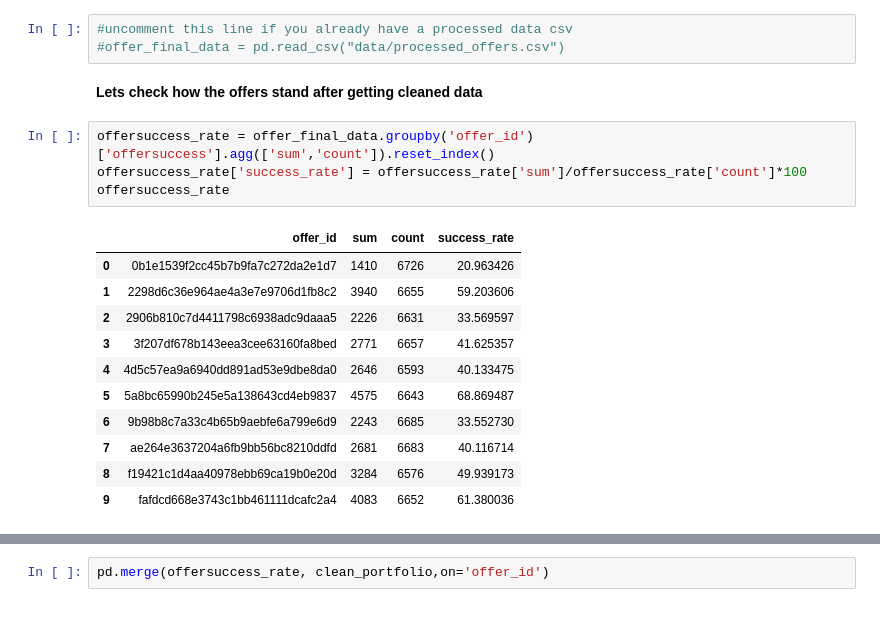
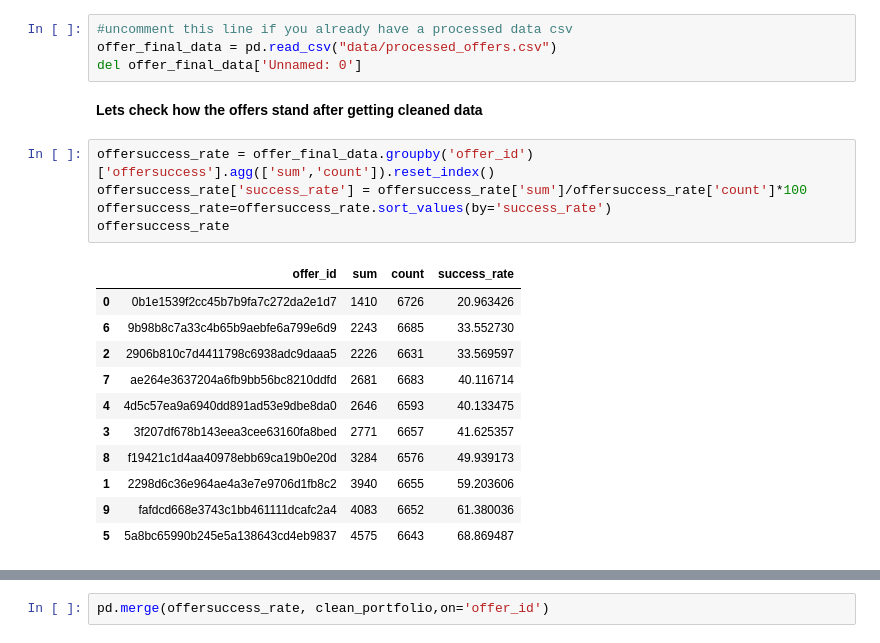
Before and after one commit to addu1/DS_NANO, a Jupyter notebook: starbuckcapstone/Starbucks_Capstone_notebook.ipynb, the cells around one changed output, grey strips where cells are left out. Saved outputs shown, nothing was run; the diff lists cells and outputs as text.

```diff
--- a/starbuckcapstone/Starbucks_Capstone_notebook.ipynb
+++ b/starbuckcapstone/Starbucks_Capstone_notebook.ipynb
@@ -458,22 +460,24 @@ def clean_offer_data(customers,
 offer_final_data = clean_offer_data(customers, transcript, clean_portfolio, clean_profile)
 # %%
 #uncomment this line if you already have a processed data csv
-#offer_final_data = pd.read_csv("data/processed_offers.csv")
+offer_final_data = pd.read_csv("data/processed_offers.csv")
+del offer_final_data['Unnamed: 0']
 # %% [markdown]
 **Lets check how the offers stand after getting cleaned data**
 # %%
 offersuccess_rate = offer_final_data.groupby('offer_id')['offersuccess'].agg(['sum','count']).reset_index()
 offersuccess_rate['success_rate'] = offersuccess_rate['sum']/offersuccess_rate['count']*100
+offersuccess_rate=offersuccess_rate.sort_values(by='success_rate')
 offersuccess_rate
 # %% [output]
 |  | offer_id | sum | count | success_rate |
 | 0 | 0b1e1539f2cc45b7b9fa7c272da2e1d7 | 1410 | 6726 | 20.963426 |
+| 6 | 9b98b8c7a33c4b65b9aebfe6a799e6d9 | 2243 | 6685 | 33.552730 |
+| 2 | 2906b810c7d4411798c6938adc9daaa5 | 2226 | 6631 | 33.569597 |
+| 7 | ae264e3637204a6fb9bb56bc8210ddfd | 2681 | 6683 | 40.116714 |
+| 4 | 4d5c57ea9a6940dd891ad53e9dbe8da0 | 2646 | 6593 | 40.133475 |
+| 3 | 3f207df678b143eea3cee63160fa8bed | 2771 | 6657 | 41.625357 |
+| 8 | f19421c1d4aa40978ebb69ca19b0e20d | 3284 | 6576 | 49.939173 |
 | 1 | 2298d6c36e964ae4a3e7e9706d1fb8c2 | 3940 | 6655 | 59.203606 |
-| 2 | 2906b810c7d4411798c6938adc9daaa5 | 2226 | 6631 | 33.569597 |
-| 3 | 3f207df678b143eea3cee63160fa8bed | 2771 | 6657 | 41.625357 |
-| 4 | 4d5c57ea9a6940dd891ad53e9dbe8da0 | 2646 | 6593 | 40.133475 |
+| 9 | fafdcd668e3743c1bb461111dcafc2a4 | 4083 | 6652 | 61.380036 |
 | 5 | 5a8bc65990b245e5a138643cd4eb9837 | 4575 | 6643 | 68.869487 |
-| 6 | 9b98b8c7a33c4b65b9aebfe6a799e6d9 | 2243 | 6685 | 33.552730 |
-| 7 | ae264e3637204a6fb9bb56bc8210ddfd | 2681 | 6683 | 40.116714 |
-| 8 | f19421c1d4aa40978ebb69ca19b0e20d | 3284 | 6576 | 49.939173 |
-| 9 | fafdcd668e3743c1bb461111dcafc2a4 | 4083 | 6652 | 61.380036 |
```
Also changed, not shown: parts of 18 cells of this notebook.
